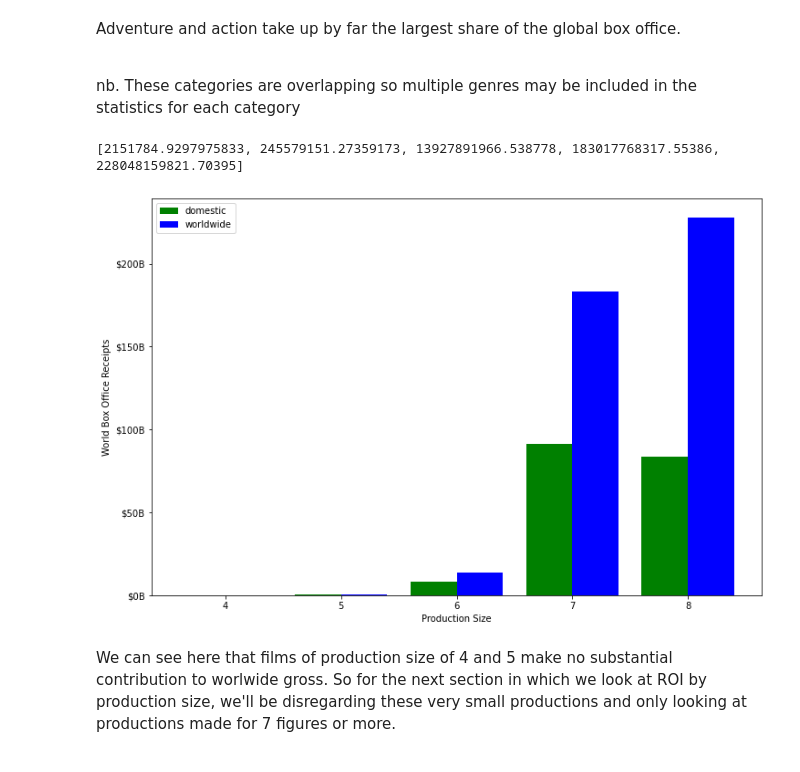
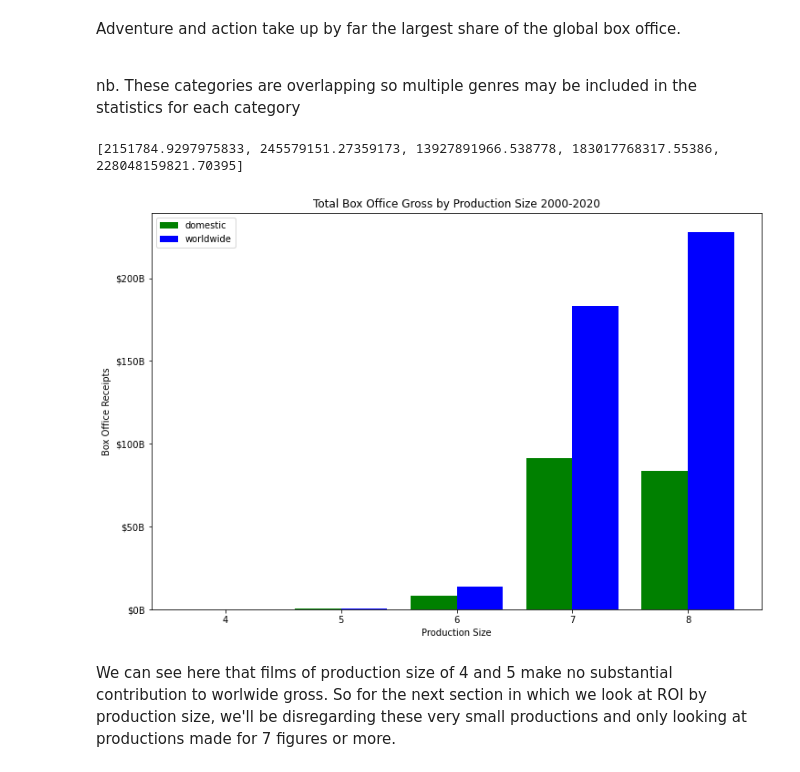
Before and after one commit to DavidKRichter/dsc-film-project, a Jupyter notebook: index.ipynb, the cells around one changed output. Saved outputs shown, nothing was run; the diff lists cells and outputs as text; code cells hidden in the pictures.

```diff
--- a/index.ipynb
+++ b/index.ipynb
@@ -521,34 +524,36 @@ plt.show()
 # %%
 #Creates a dictionary of genres, with values as roi data calculated using the get_data_by_genre function and scaled up to estimate values for the larger data set.
 worldwide_gross_by_production_size = []
 domestic_gross_by_production_size = []
 
 for size in range(4,9):
     bg_at_size=bg[bg['production_size']==size]
 
     worldwide_gross_at_size = get_aggregate_data(bg_at_size)['worldwide_gross']
     worldwide_gross_by_production_size.append(worldwide_gross_at_size/full_small_ratio_dict['worldwide_gross'])
 
     domestic_gross_at_size = get_aggregate_data(bg_at_size)['domestic_gross']
     domestic_gross_by_production_size.append(domestic_gross_at_size/full_small_ratio_dict['domestic_gross'])
 print(worldwide_gross_by_production_size)
 
 #Creates values and labels for plotting
 x_values = np.arange(4, 9)
 
 #generates plot for roi values by genre
 fig, ax=plt.subplots(figsize=(12, 8))
 
 ax.set_xlabel('Production Size')
-ax.set_ylabel('World Box Office Receipts')
+ax.set_ylabel('Box Office Receipts')
+ax.set_title('Total Box Office Gross by Production Size 2000-2020')
 ax.bar(x_values -0.2, domestic_gross_by_production_size, color='g', width=0.4, label='domestic')
 ax.bar(x_values +0.2, worldwide_gross_by_production_size, color='b', width=0.4, label='worldwide')
 ax.yaxis.set_major_formatter(price_fmt_bill)
 ax.legend()
+plt.savefig('images/total_gross_by_production_size.png')
 plt.show()
 # %% [output]
 [2151784.9297975833, 245579151.27359173, 13927891966.538778, 183017768317.55386, 228048159821.70395]
-[figure, old version]
+[figure, new version]
 # %% [markdown]
 <p>We can see here that films of production size of 4 and 5 make no substantial contribution to worlwide gross. So for the next section in which we look at ROI by production size, we'll be disregarding these very small productions and only looking at productions made for 7 figures or more.</p>
 # %% [markdown]
```
Also changed, not shown: parts of 8 cells of this notebook, 1 other file.
